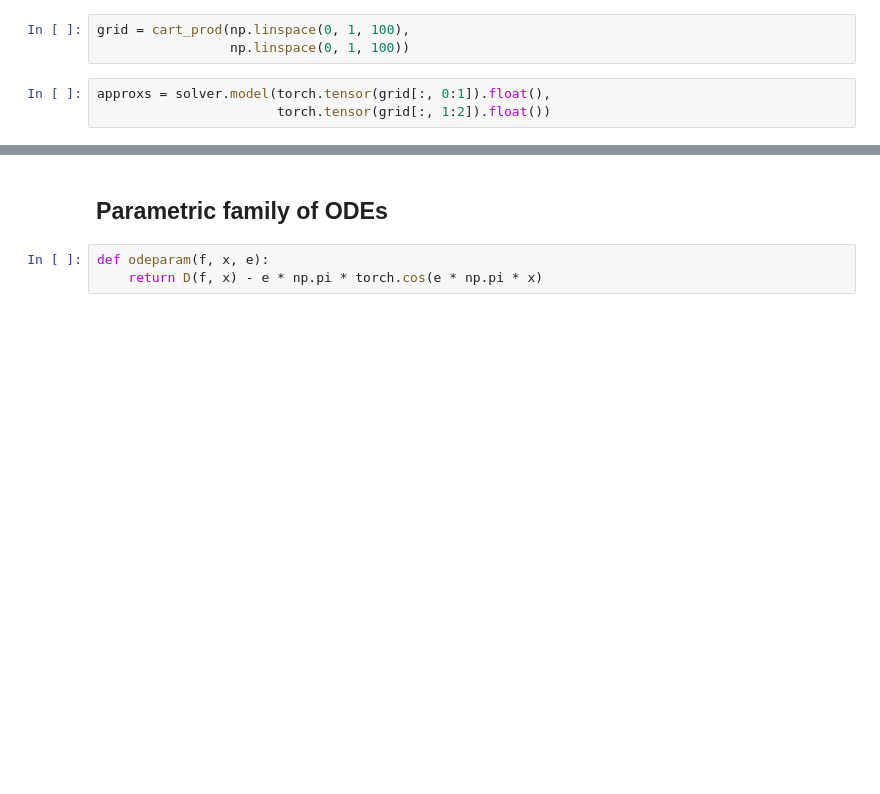
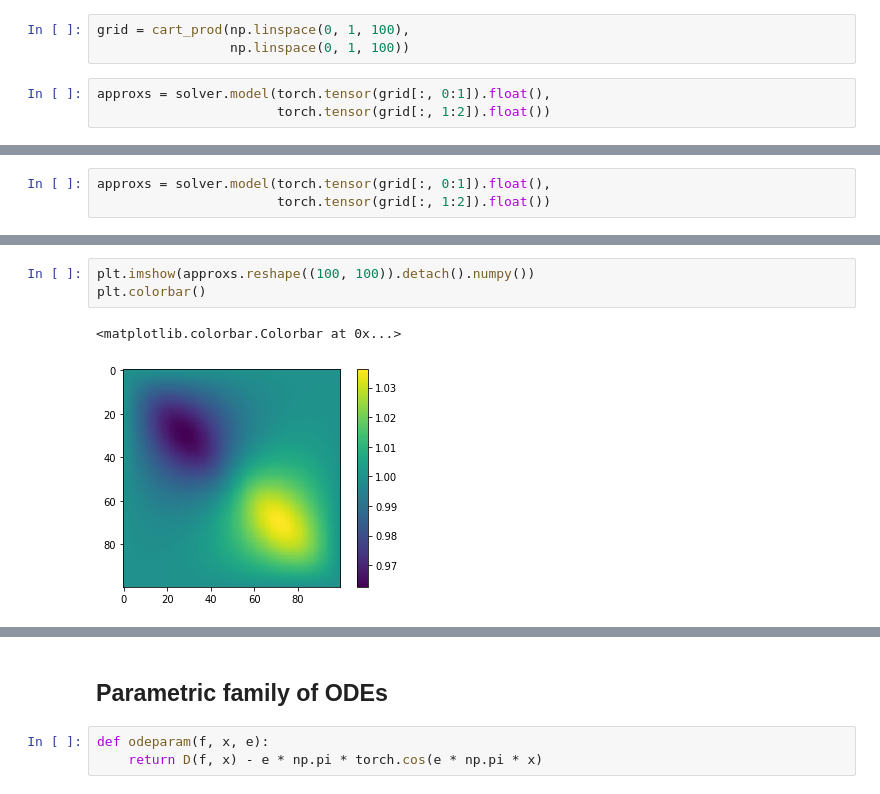
Before and after one commit to analysiscenter/pydens, a Jupyter notebook: examples/_torch_examples.ipynb, the cells around one changed output, grey strips where cells are left out. Drawn from its saved outputs; the diff is of its cells as text; blank space fills up the shorter version.

```diff
--- a/examples/_torch_examples.ipynb
+++ b/examples/_torch_examples.ipynb
@@ -58,0 +188,3 @@ plt.imshow(approxs.reshape((100, 100)).detach().numpy())
+# %%
+approxs = solver.model(torch.tensor(grid[:, 0:1]).float(),
+                       torch.tensor(grid[:, 1:2]).float())
@@ -58,0 +196,6 @@ plt.imshow(approxs.reshape((100, 100)).detach().numpy())
+# %%
+plt.imshow(approxs.reshape((100, 100)).detach().numpy())
+plt.colorbar()
+# %% [output]
+<matplotlib.colorbar.Colorbar at 0x...>
+[figure, added]
```
Also changed, not shown: parts of 62 cells of this notebook, 2 other files.
